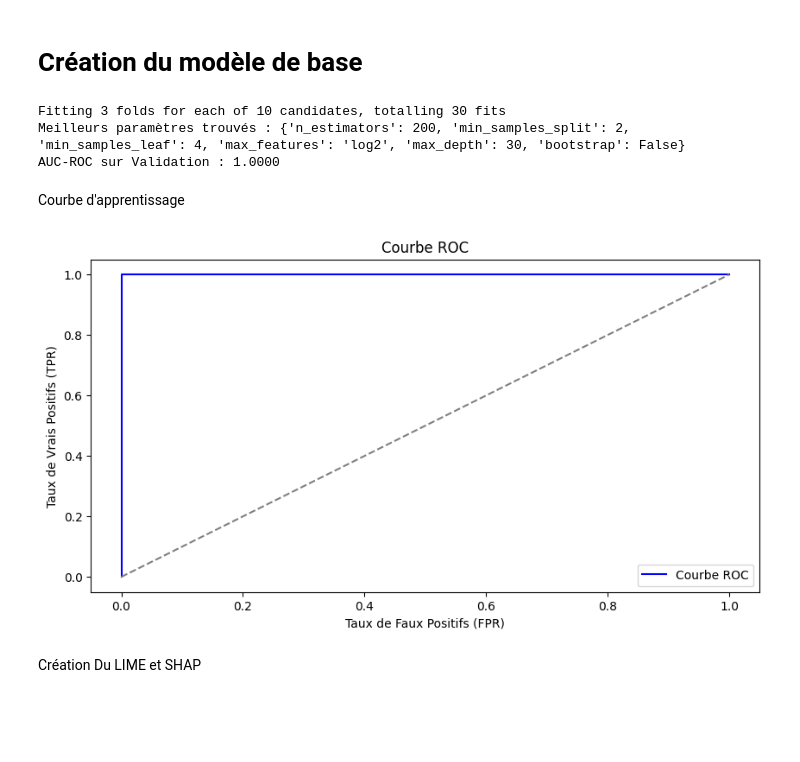
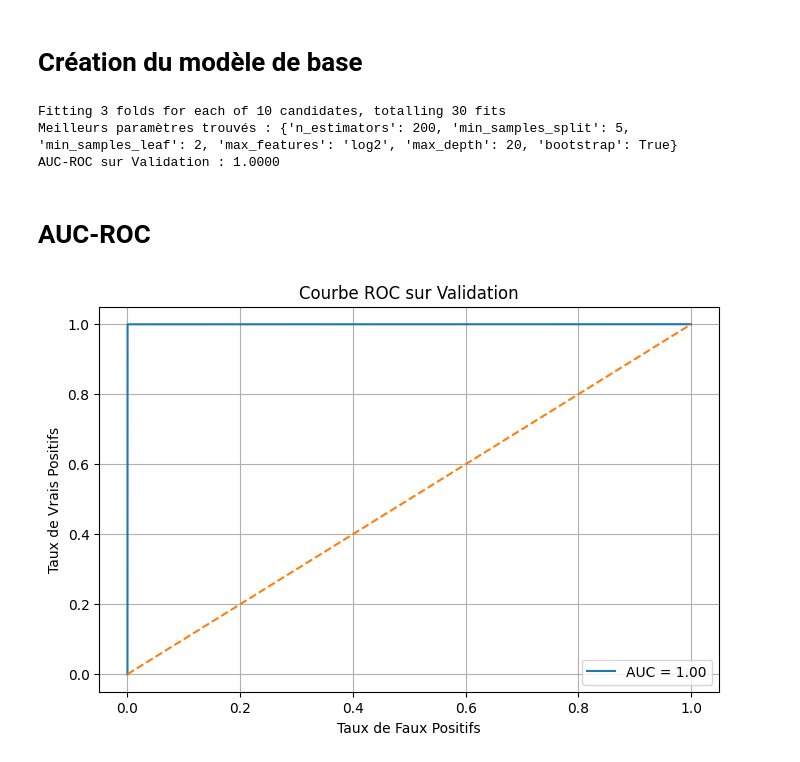
Before and after one commit to UnivexNate/Rattrapage_ML, a Jupyter notebook: CC_Fraud1.ipynb, the cells around one changed output. Saved outputs shown, nothing was run; the diff lists cells and outputs as text; code cells hidden in the pictures; blank space fills up the shorter version.

```diff
--- a/CC_Fraud1.ipynb
+++ b/CC_Fraud1.ipynb
@@ -71,3 +19,14 @@ Taille du dataset après nettoyage : (568630, 31)
+# %%
+# Exemple basique – adapte si besoin à ton CSV
+df = pd.read_csv("creditcard_2023.csv")
+
+# Séparation X / y
+X = df.drop("Class", axis=1)
+y = df["Class"]
+
+# Séparation en train/validation/test
+X_train, X_temp, y_train, y_temp = train_test_split(X, y, test_size=0.3, stratify=y, random_state=42)
+X_valid, X_test, y_valid, y_test = train_test_split(X_temp, y_temp, test_size=0.5, stratify=y_temp, random_state=42)
 # %% [markdown]
 # Définition des hyperparamètres à tester
 # %%
@@ -98,9 +57,9 @@ random_search = RandomizedSearchCV(
 
 # Entraînement du RandomizedSearchCV
 random_search.fit(X_train, y_train)
+best_model = random_search.best_estimator_
 
 #Evaluation sur le jeu de validation
-best_model = random_search.best_estimator_
 y_valid_pred = best_model.predict_proba(X_valid)[:, 1]
 auc_valid = roc_auc_score(y_valid, y_valid_pred)
 
@@ -108,26 +67,20 @@ print("Meilleurs paramètres trouvés :", random_search.best_params_)
 print(f"AUC-ROC sur Validation : {auc_valid:.4f}")
 # %% [output]
 Fitting 3 folds for each of 10 candidates, totalling 30 fits
-Meilleurs paramètres trouvés : {'n_estimators': 200, 'min_samples_split': 2, 'min_samples_leaf': 4, 'max_features': 'log2', 'max_depth': 30, 'bootstrap': False}
+Meilleurs paramètres trouvés : {'n_estimators': 200, 'min_samples_split': 5, 'min_samples_leaf': 2, 'max_features': 'log2', 'max_depth': 20, 'bootstrap': True}
 AUC-ROC sur Validation : 1.0000
-# %% [markdown]
-Courbe d'apprentissage
+# %% [markdown]
+# AUC-ROC
 # %%
-y_test_pred = best_model.predict_proba(X_test)[:, 1]
-
-# Calcul de la courbe ROC
-fpr, tpr, _ = roc_curve(y_test, y_test_pred)
-
-# Tracé de la courbe ROC
-plt.figure(figsize=(10, 5))
-plt.plot(fpr, tpr, label="Courbe ROC", color="blue")
-plt.plot([0, 1], [0, 1], linestyle="--", color="gray")  # Diagonale (random)
-plt.xlabel("Taux de Faux Positifs (FPR)")
-plt.ylabel("Taux de Vrais Positifs (TPR)")
-plt.title("Courbe ROC")
+fpr, tpr, _ = roc_curve(y_valid, y_valid_pred)
+plt.figure(figsize=(8, 5))
+plt.plot(fpr, tpr, label=f"AUC = {auc_valid:.2f}")
+plt.plot([0, 1], [0, 1], linestyle='--')
+plt.xlabel("Taux de Faux Positifs")
+plt.ylabel("Taux de Vrais Positifs")
+plt.title("Courbe ROC sur Validation")
 plt.legend()
+plt.grid()
 plt.show()
 # %% [output]
-[figure, old version]
+[figure, new version]
-# %% [markdown]
-Création Du LIME et SHAP
```
Also changed, not shown: parts of 10 cells of this notebook.
